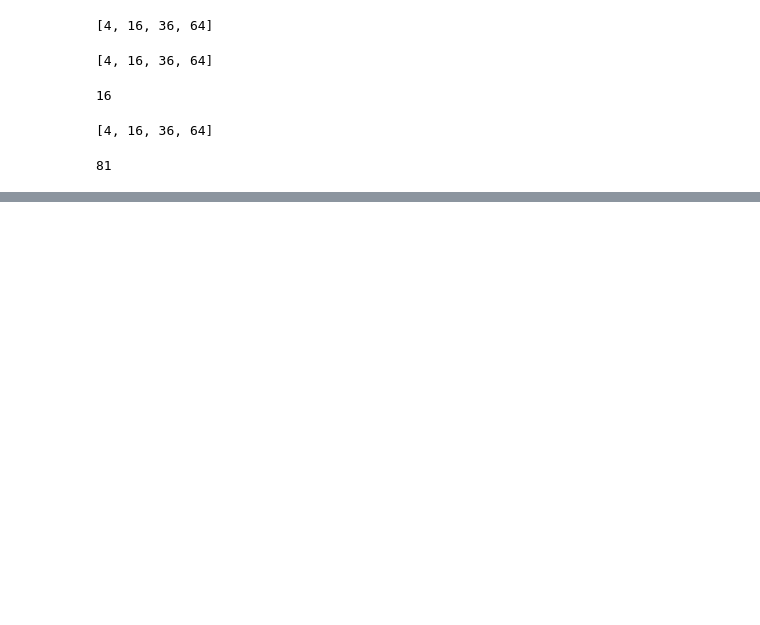
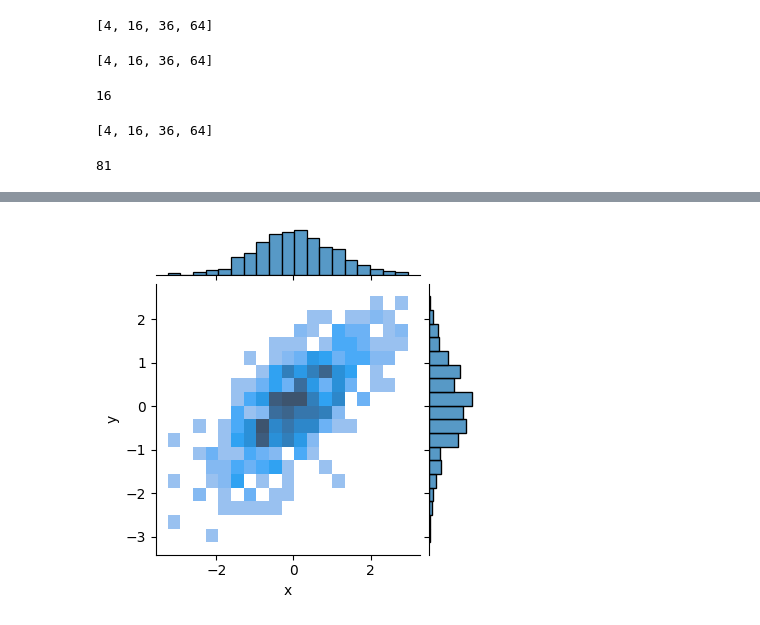
Before and after one commit to tychen742/thinkdsm, a Jupyter notebook: test3.ipynb, the cells around one changed output, grey strips where cells are left out. Cells and saved outputs as stored; diff of their text form; code cells hidden in the pictures; blank space fills up the shorter version.

```diff
--- a/test3.ipynb
+++ b/test3.ipynb
@@ -59,3 +59,23 @@ lam(9)
 | **Regression**       | —                                       | `plt.plot()` + fitted curve                     | `sns.regplot()` (axes) / `sns.lmplot()` *(figure-level)*       | Linear relationships + CI         |
 | **Error bars**       | —                                       | `plt.errorbar()`                                | `sns.pointplot()` / `sns.barplot()` / `sns.lineplot()` *(CIs)* | Data with uncertainty             |
 | **Contour**          | —                                       | `plt.contour()` / `plt.contourf()`              | `sns.kdeplot(x, y)` *(2D density contours)*                    | Continuous 2D fields / level sets |
+# %%
+import seaborn as sns
+import numpy as np
+import pandas as pd
+
+rng = np.random.default_rng(42)
+
+# Correlated x, y via a multivariate normal (corr ≈ 0.7)
+mean = [0, 0]
+cov = [[1.0, 0.7],
+       [0.7, 1.0]]
+xy = rng.multivariate_normal(mean, cov, size=500)
+x, y = xy[:, 0], xy[:, 1]
+
+group = rng.choice(["A", "B"], size=x.size, p=[0.5, 0.5])
+
+df = pd.DataFrame({"x": x, "y": y, "group": group})
+g = sns.jointplot(data=df, x="x", y="y", kind="hist", height=4)
+# %% [output]
+[figure, added]
```
Also changed, not shown: parts of 3 cells of this notebook, 2 other files.
